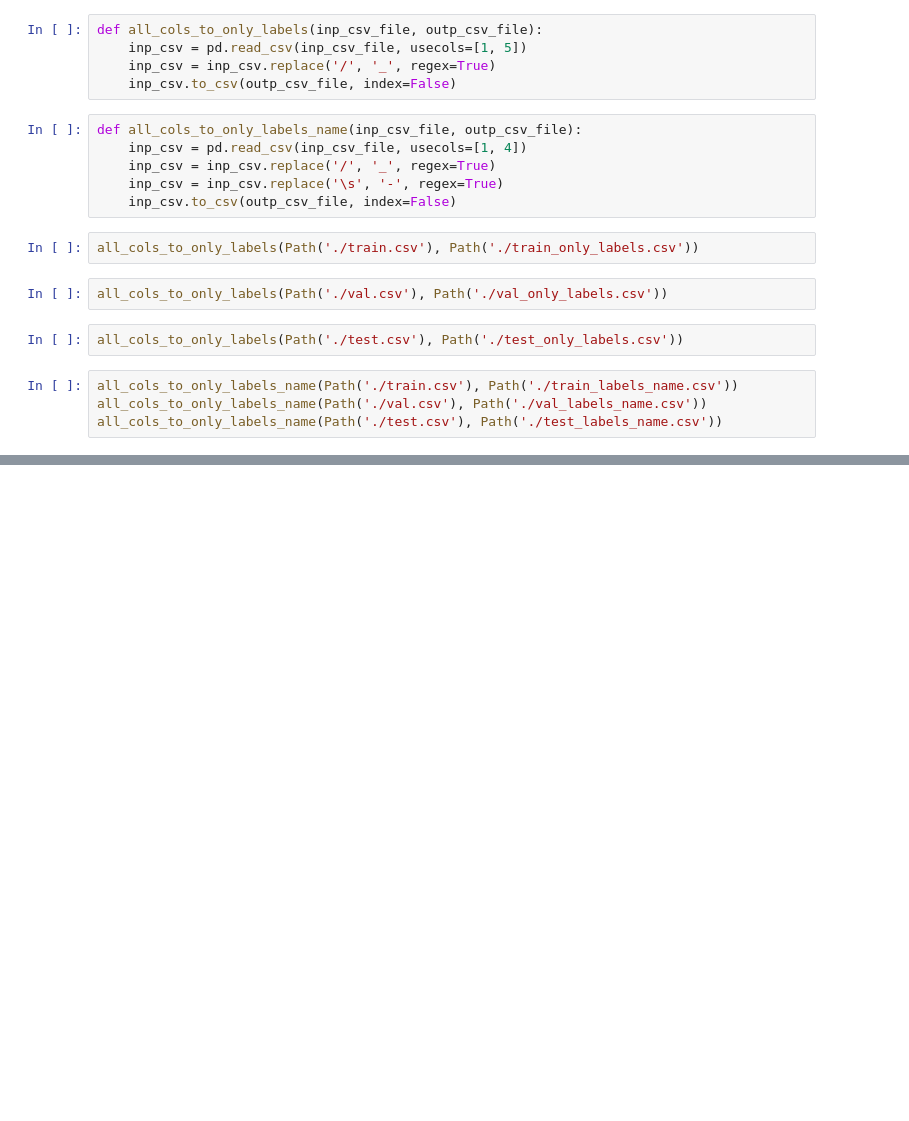
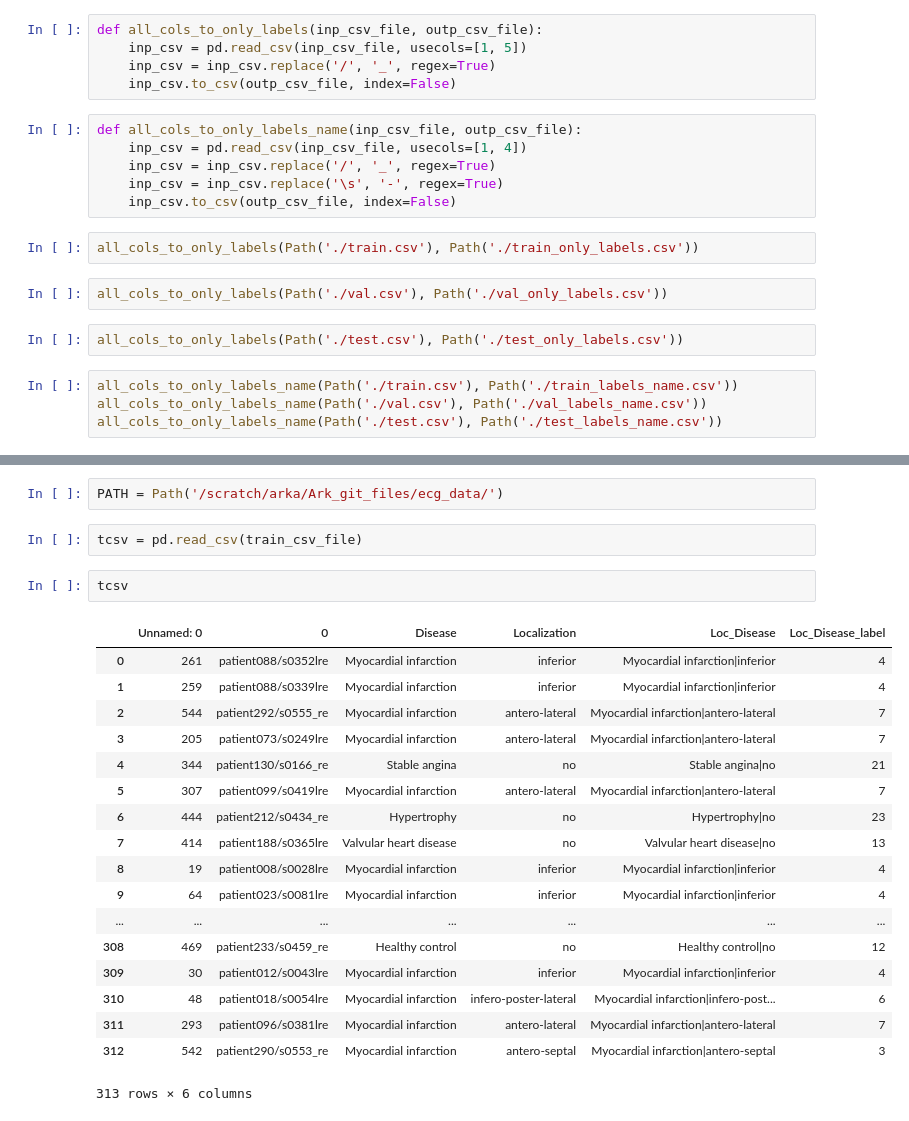
Before and after one commit to TheShadow29/btp-cv, a Jupyter notebook: code/preproc/create_csv.ipynb, the cells around one changed output, grey strips where cells are left out. Saved outputs shown, nothing was run; the diff lists cells and outputs as text; blank space fills up the shorter version.

```diff
--- a/code/preproc/create_csv.ipynb
+++ b/code/preproc/create_csv.ipynb
@@ -54,0 +62,25 @@ all_cols_to_only_labels_name(Path('./test.csv'), Path('./test_labels_name.csv'))
+# %%
+PATH = Path('/scratch/arka/Ark_git_files/ecg_data/')
+# %%
+tcsv = pd.read_csv(train_csv_file)
+# %%
+tcsv
+# %% [output]
+|  | Unnamed: 0 | 0 | Disease | Localization | Loc_Disease | Loc_Disease_label |
+| 0 | 261 | patient088/s0352lre | Myocardial infarction | inferior | Myocardial infarction|inferior | 4 |
+| 1 | 259 | patient088/s0339lre | Myocardial infarction | inferior | Myocardial infarction|inferior | 4 |
+| 2 | 544 | patient292/s0555_re | Myocardial infarction | antero-lateral | Myocardial infarction|antero-lateral | 7 |
+| 3 | 205 | patient073/s0249lre | Myocardial infarction | antero-lateral | Myocardial infarction|antero-lateral | 7 |
+| 4 | 344 | patient130/s0166_re | Stable angina | no | Stable angina|no | 21 |
+| 5 | 307 | patient099/s0419lre | Myocardial infarction | antero-lateral | Myocardial infarction|antero-lateral | 7 |
+| 6 | 444 | patient212/s0434_re | Hypertrophy | no | Hypertrophy|no | 23 |
+| 7 | 414 | patient188/s0365lre | Valvular heart disease | no | Valvular heart disease|no | 13 |
+| 8 | 19 | patient008/s0028lre | Myocardial infarction | inferior | Myocardial infarction|inferior | 4 |
+| 9 | 64 | patient023/s0081lre | Myocardial infarction | inferior | Myocardial infarction|inferior | 4 |
+| ... | ... | ... | ... | ... | ... | ... |
+| 308 | 469 | patient233/s0459_re | Healthy control | no | Healthy control|no | 12 |
+| 309 | 30 | patient012/s0043lre | Myocardial infarction | inferior | Myocardial infarction|inferior | 4 |
+| 310 | 48 | patient018/s0054lre | Myocardial infarction | infero-poster-lateral | Myocardial infarction|infero-post... | 6 |
+| 311 | 293 | patient096/s0381lre | Myocardial infarction | antero-lateral | Myocardial infarction|antero-lateral | 7 |
+| 312 | 542 | patient290/s0553_re | Myocardial infarction | antero-septal | Myocardial infarction|antero-septal | 3 |
+313 rows × 6 columns
```
Also changed, not shown: parts of 9 cells of this notebook.
